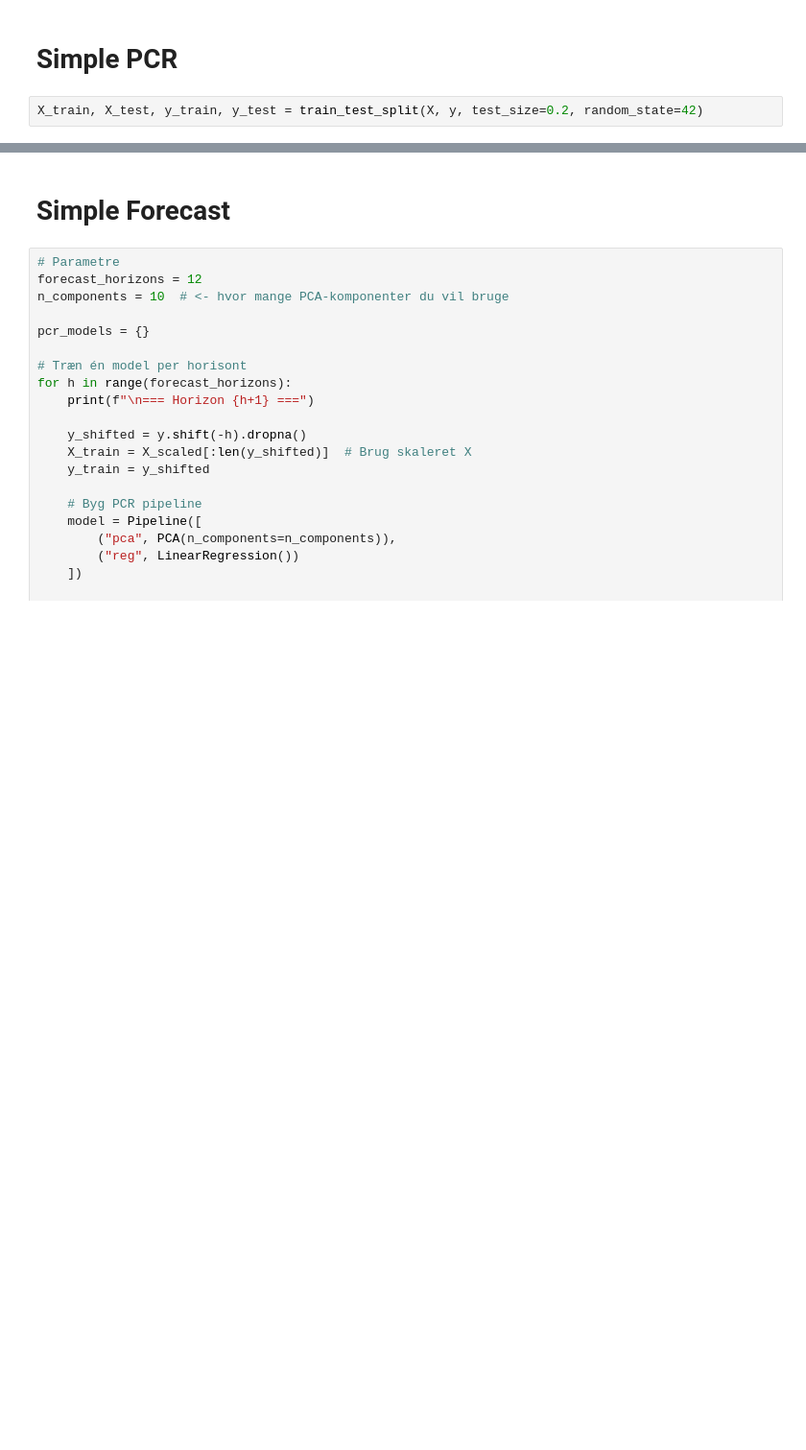
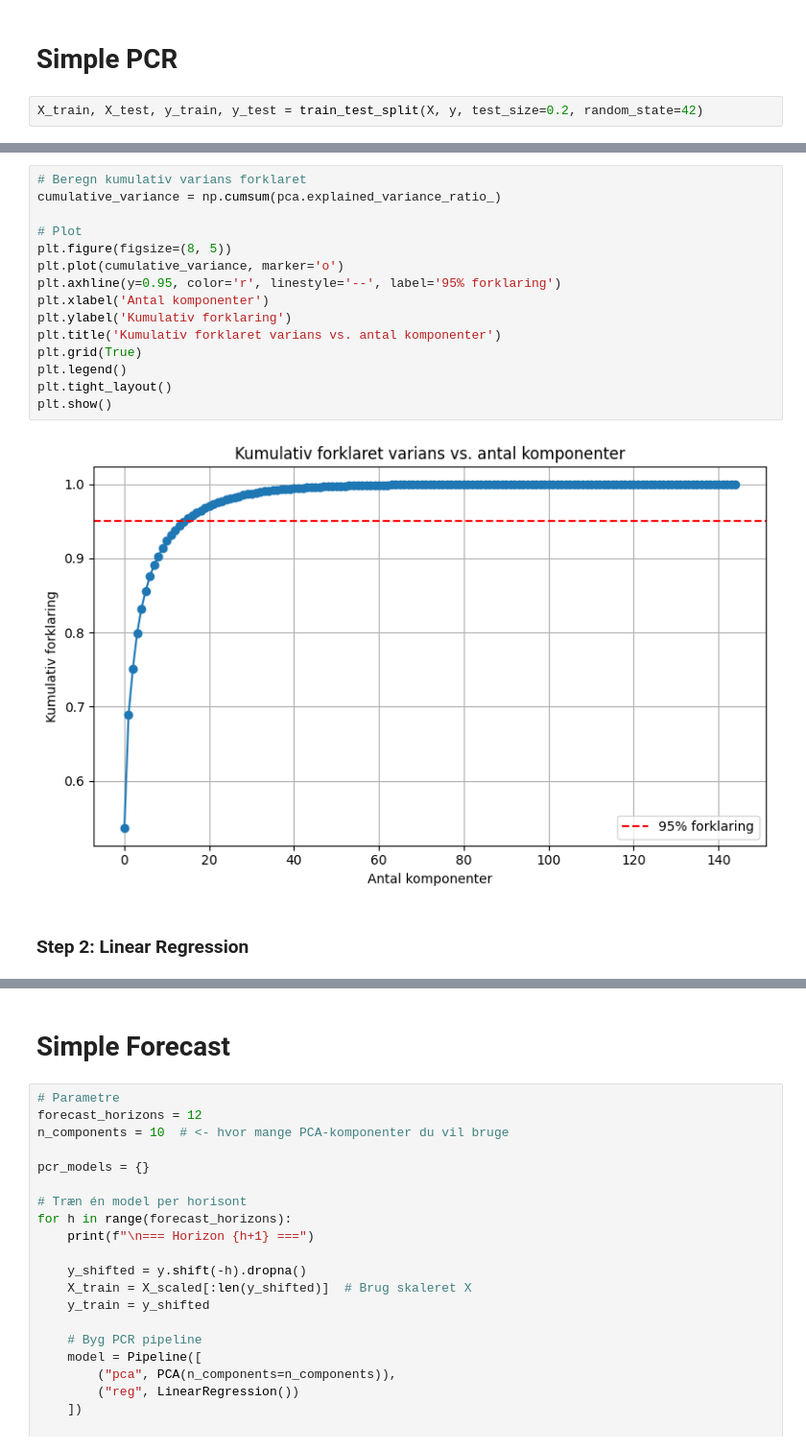
Before and after one commit to Rasmushoy/Inflation-Forecast, a Jupyter notebook: PCR/PCR.ipynb, the cells around one changed output, grey strips where cells are left out. Shown at 96% size. Saved outputs shown, nothing was run; the diff lists cells and outputs as text; blank space fills up the shorter version.

```diff
--- a/PCR/PCR.ipynb
+++ b/PCR/PCR.ipynb
@@ -79,0 +82,19 @@ Valgte 16 komponenter for at forklare mindst 95% af variansen
+# %%
+# Beregn kumulativ varians forklaret
+cumulative_variance = np.cumsum(pca.explained_variance_ratio_)
+
+# Plot
+plt.figure(figsize=(8, 5))
+plt.plot(cumulative_variance, marker='o')
+plt.axhline(y=0.95, color='r', linestyle='--', label='95% forklaring')
+plt.xlabel('Antal komponenter')
+plt.ylabel('Kumulativ forklaring')
+plt.title('Kumulativ forklaret varians vs. antal komponenter')
+plt.grid(True)
+plt.legend()
+plt.tight_layout()
+plt.show()
+# %% [output]
+[figure, added]
+# %% [markdown]
+### Step 2: Linear Regression
```
Also changed, not shown: parts of 13 cells of this notebook.
